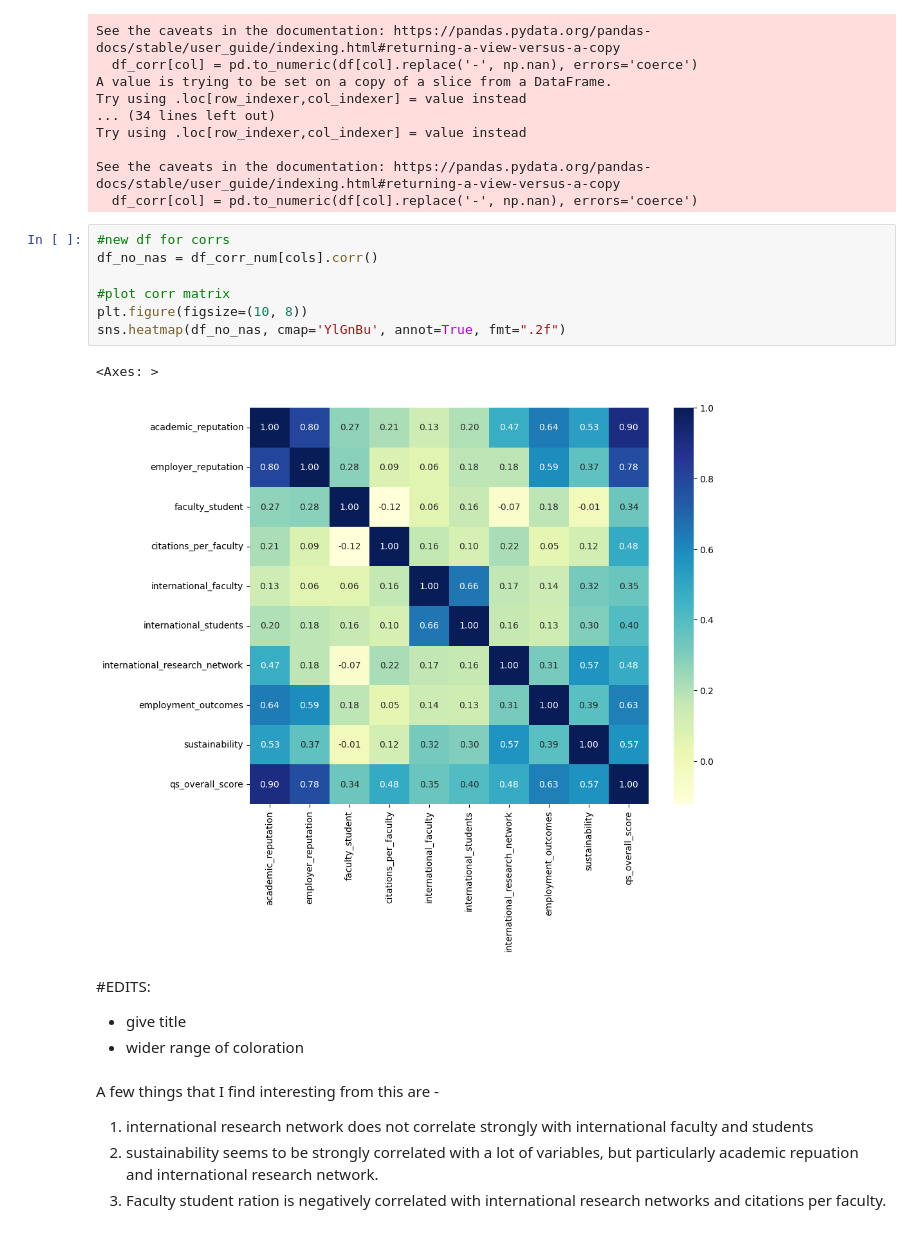
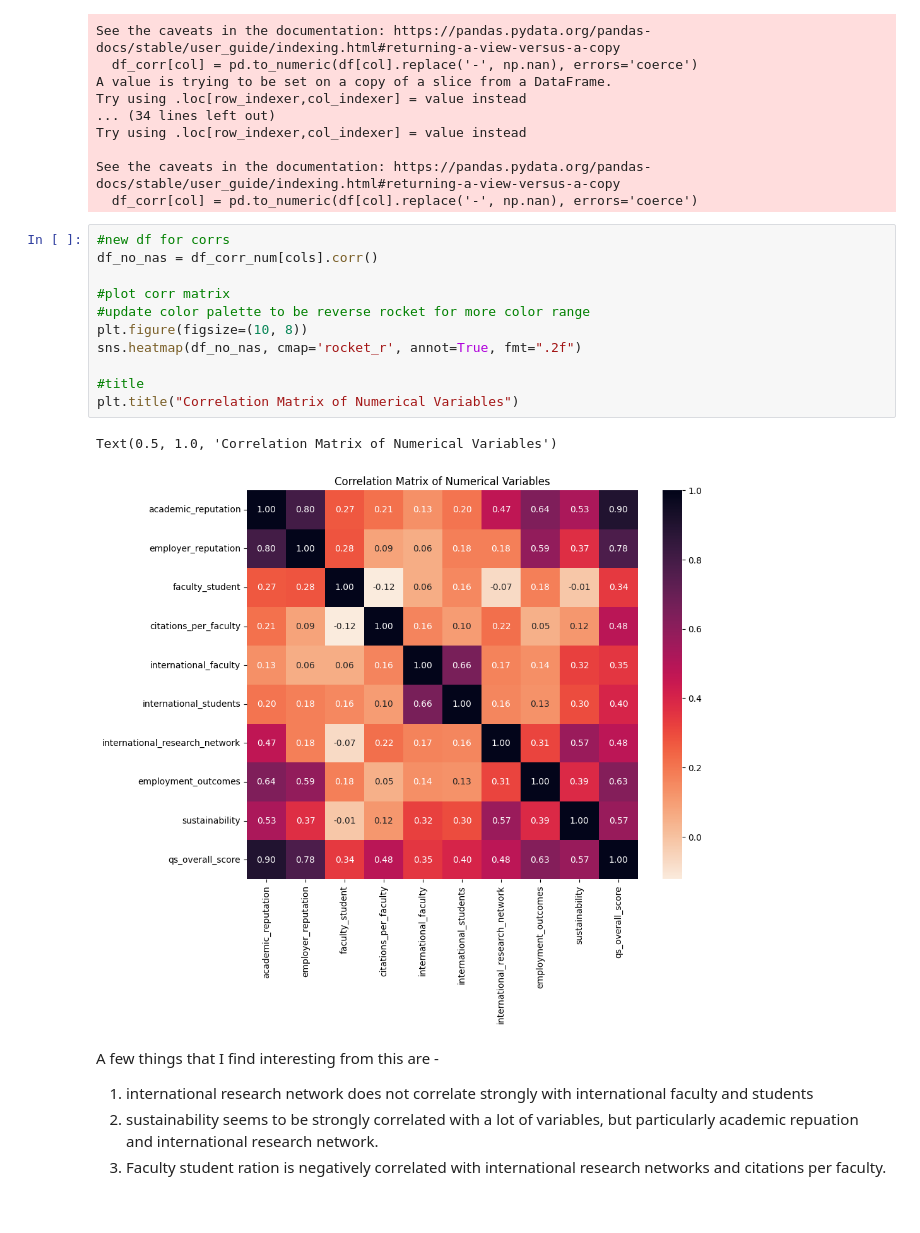
Before and after one commit to thezachdrake/UMD-INST760-Summer2024, a Jupyter notebook: notebooks/McNair-Notebook.ipynb, the cells around one changed output. Drawn from its saved outputs; the diff is of its cells as text.

```diff
--- a/notebooks/McNair-Notebook.ipynb
+++ b/notebooks/McNair-Notebook.ipynb
@@ -114,17 +126,17 @@ See the caveats in the documentation: https://pandas.pydata.org/pandas-docs/stab
 # %%
 #new df for corrs
 df_no_nas = df_corr_num[cols].corr()
 
 #plot corr matrix
+#update color palette to be reverse rocket for more color range
 plt.figure(figsize=(10, 8))
-sns.heatmap(df_no_nas, cmap='YlGnBu', annot=True, fmt=".2f")
+sns.heatmap(df_no_nas, cmap='rocket_r', annot=True, fmt=".2f")
+
+#title
+plt.title("Correlation Matrix of Numerical Variables")
 # %% [output]
-<Axes: >
+Text(0.5, 1.0, 'Correlation Matrix of Numerical Variables')
-[figure, old version]
+[figure, new version]
-# %% [markdown]
-#EDITS:
-- give title
-- wider range of coloration
 # %% [markdown]
 A few things that I find interesting from this are -
 1. international research network does not correlate strongly with international faculty and students
```
Also changed, not shown: parts of 13 cells of this notebook.
